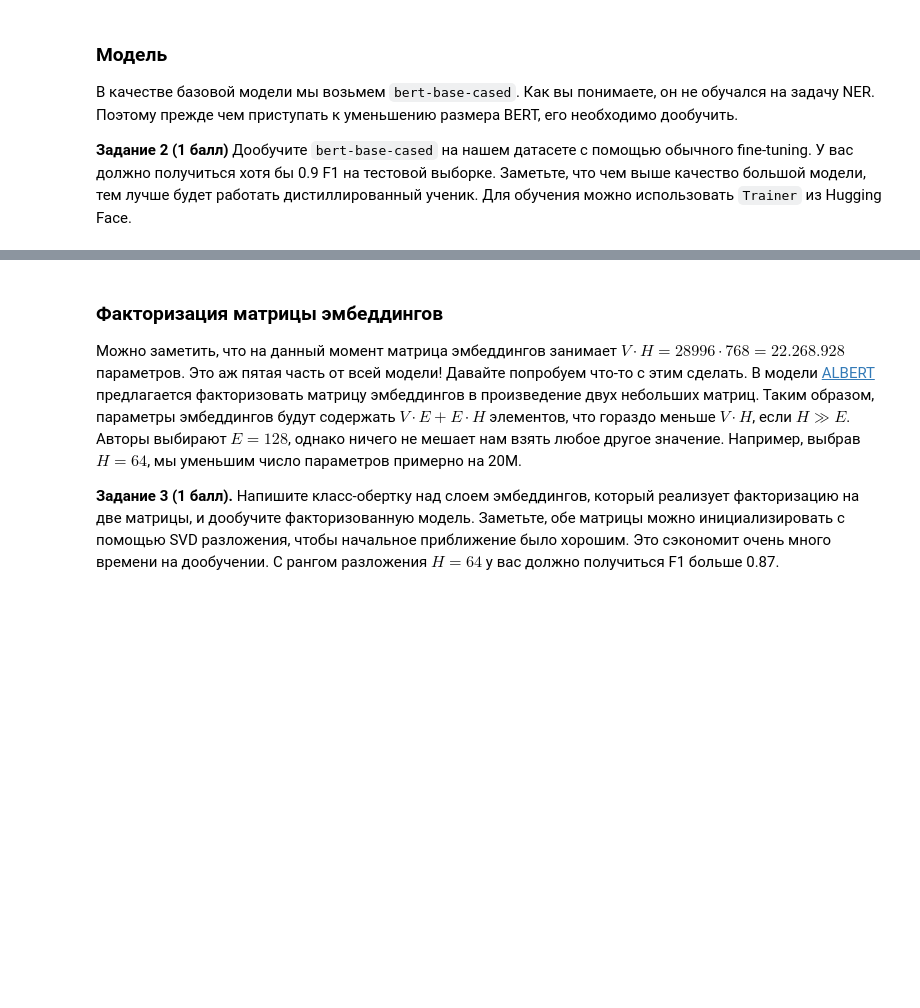
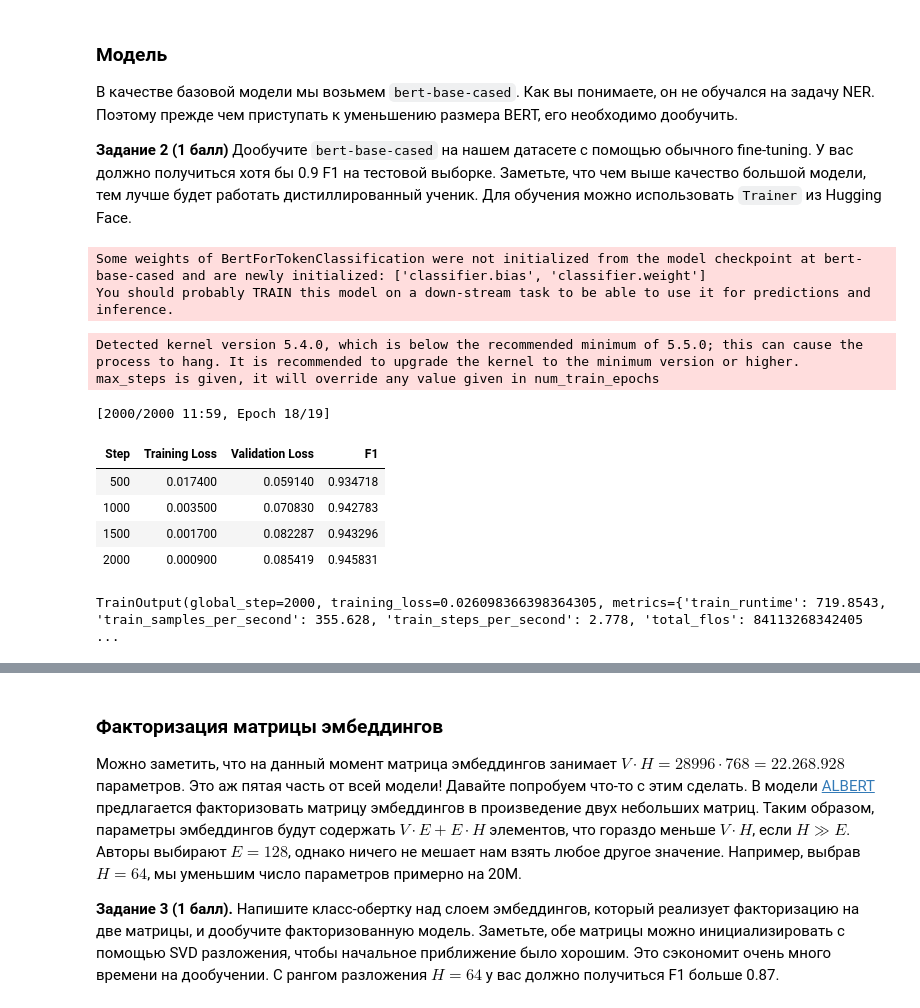
Before and after one commit to iyubondyrev/make_bert_small_again, a Jupyter notebook: main.ipynb, the cells around one changed output, grey strips where cells are left out. Drawn from its saved outputs; the diff is of its cells as text; code cells hidden in the pictures; blank space fills up the shorter version.

```diff
--- a/main.ipynb
+++ b/main.ipynb
@@ -230,41 +230,53 @@ from utils import set_all_seeds
 
 set_all_seeds(1488)
 
+label_names = ['O', 'B-PER', 'I-PER', 'B-ORG', 'I-ORG', 'B-LOC', 'I-LOC', 'B-MISC', 'I-MISC']
+
 model = AutoModelForTokenClassification.from_pretrained('bert-base-cased', num_labels=len(label_names))
-
-label_names = ['O', 'B-PER', 'I-PER', 'B-ORG', 'I-ORG', 'B-LOC', 'I-LOC', 'B-MISC', 'I-MISC']
 
 tokenizer = AutoTokenizer.from_pretrained("bert-base-cased")
 
 tokenized_dataset = get_tokenized_dataset()
 
 data_collator = FilteredDataCollatorForTokenClassification(tokenizer=tokenizer)
 
 training_args = TrainingArguments(
     output_dir="./results_vanilla",
     evaluation_strategy="steps",
     eval_steps=500,
     learning_rate=4e-5,
     per_device_train_batch_size=128,
     per_device_eval_batch_size=128,
-    max_steps=1500,
+    max_steps=2000,
     weight_decay=0.03,
     logging_dir='./logs',
     logging_steps=100,
     save_steps=500,
     report_to="none"
 )
 
 trainer = Trainer(
     model=model,
     args=training_args,
     train_dataset=tokenized_dataset["train"],
     eval_dataset=tokenized_dataset["validation"],
     tokenizer=tokenizer,
     data_collator=data_collator,
     compute_metrics=compute_f1,
 )
 
 trainer.train()
+# %% [output]
+Some weights of BertForTokenClassification were not initialized from the model checkpoint at bert-base-cased and are newly initialized: ['classifier.bias', 'classifier.weight']
+You should probably TRAIN this model on a down-stream task to be able to use it for predictions and inference.
+Detected kernel version 5.4.0, which is below the recommended minimum of 5.5.0; this can cause the process to hang. It is recommended to upgrade the kernel to the minimum version or higher.
+max_steps is given, it will override any value given in num_train_epochs
+[2000/2000 11:59, Epoch 18/19]
+| Step | Training Loss | Validation Loss | F1 |
+| 500 | 0.017400 | 0.059140 | 0.934718 |
+| 1000 | 0.003500 | 0.070830 | 0.942783 |
+| 1500 | 0.001700 | 0.082287 | 0.943296 |
+| 2000 | 0.000900 | 0.085419 | 0.945831 |
+TrainOutput(global_step=2000, training_loss=0.026098366398364305, metrics={'train_runtime': 719.8543, 'train_samples_per_second': 355.628, 'train_steps_per_second': 2.778, 'total_flos': 84113268342405 ...
 # %%
 compute_f1_on_dataset(model, tokenized_dataset["test"], tokenizer=tokenizer)
```
Also changed, not shown: parts of 6 cells of this notebook.
